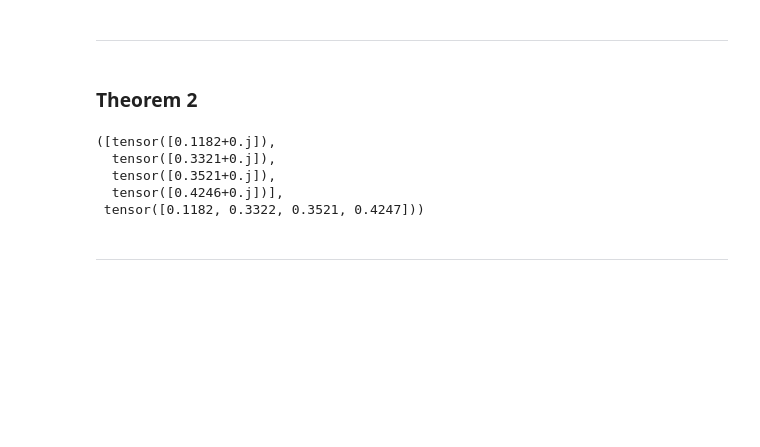
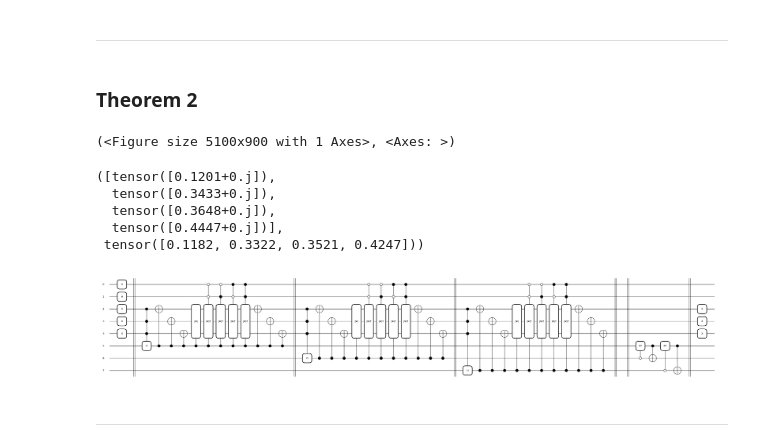
Before and after one commit to sehyunsix/NERF-vs-QRF, a Jupyter notebook: QAF/QAF.ipynb, the cells around one changed output. Drawn from its saved outputs; the diff is of its cells as text; code cells hidden in the pictures; blank space fills up the shorter version.

```diff
--- a/QAF/QAF.ipynb
+++ b/QAF/QAF.ipynb
@@ -389,8 +377,7 @@ class Theorem2(Theorem1):
         result = self.theorem2()
         w_bitstring = '0' * (self.s - len(bin(w_index)[2:])) + bin(w_index)[2:]
         bitstring = w_bitstring + ('0' * self.n) + ('0' * (self.d ))
-        index = int(bitstring, 2)ㅔㅔㅔㅔㅔㅔㅔㅔㅔㅔㅔㅔㅔㅔㅔㅔㅔㅔㅔㅔㅔㅔㅔㅔㅔㅔㅔㅔㅔㅔㅔㅔㅔㅔㅔㅔㅔㅔㅔㅔㅔㅔㅔㅔㅔㅔㅔㅔㅔㅔㅔㅔㅔㅔㅔㅔㅔㅔㅔㅔㅔㅔㅔㅔㅔㅔㅔㅔㅔㅔㅔㅔㅔㅔㅔㅔㅔㅔㅔㅔㅔㅔㅔㅔㅔㅔㅔㅔㅔㅔㅔㅔㅔㅔㅔㅔㅔㅔㅔㅔㅔㅔㅔㅔㅔㅔㅔㅔㅔㅔㅔㅔㅔㅔㅔㅔㅔㅔㅔㅔㅔㅔㅔㅔㅔㅔㅔㅔㅔㅔㅔㅔㅔㅔㅔㅔㅔㅔㅔㅔㅔㅔㅔㅔㅔㅔㅔㅔㅔㅔㄷ
-
+        index = int(bitstring, 2)
         return result[index] * (2 ** (self.s / 2 + self.d / 2)) * self.C_d # * C_d
 
     def get_z_list(self):
@@ -406,28 +393,30 @@ class Theorem2(Theorem1):
 # %%
 num_of_weight = 4
 element_of_weight = 4
 torch.manual_seed(41)
 w = torch.rand(num_of_weight, element_of_weight)
 x = torch.rand(element_of_weight)
 bias = torch.rand(num_of_weight)
-d = 4
+d = 3
 func = 'sin(z)'
 
 # print('w :', w)
 # print('x :', x)
 
 z = (w @ x + bias) / (len(x) + 1)
 
 test2 = Theorem2(w=w, x=x, b=bias, d=d, f=func, l=0)
-# test2.theorem2(chk=True)
+test2.theorem2(chk=True)
 test2.corollary2(k=4, w_index=2), np.sin(z)
 test2.get_z_list() ,np.sin(z)
 # %% [output]
-([tensor([0.1182+0.j]),
-  tensor([0.3321+0.j]),
-  tensor([0.3521+0.j]),
-  tensor([0.4246+0.j])],
- tensor([0.1182, 0.3322, 0.3521, 0.4247]))
+(<Figure size 5100x900 with 1 Axes>, <Axes: >)
+([tensor([0.1201+0.j]),
+  tensor([0.3433+0.j]),
+  tensor([0.3648+0.j]),
+  tensor([0.4447+0.j])],
+ tensor([0.1182, 0.3322, 0.3521, 0.4247]))
+[figure, added]
 # %% [markdown]
 ---
 # %% [markdown]
```
Also changed, not shown: parts of 4 cells of this notebook, 13 other files.
